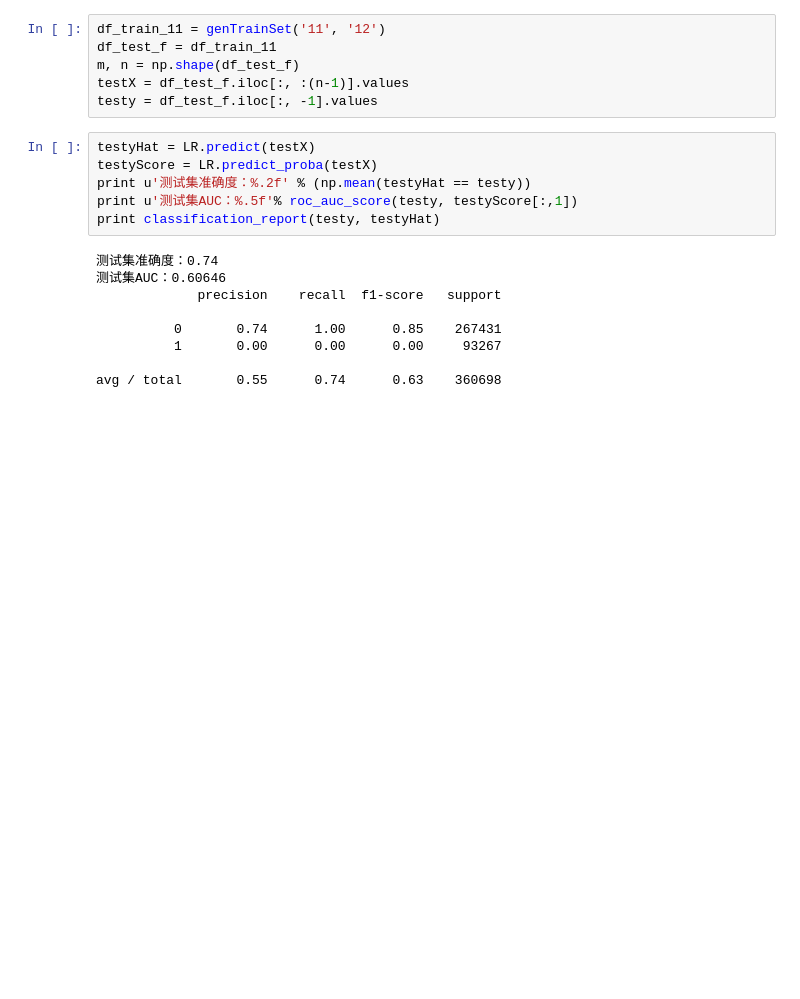
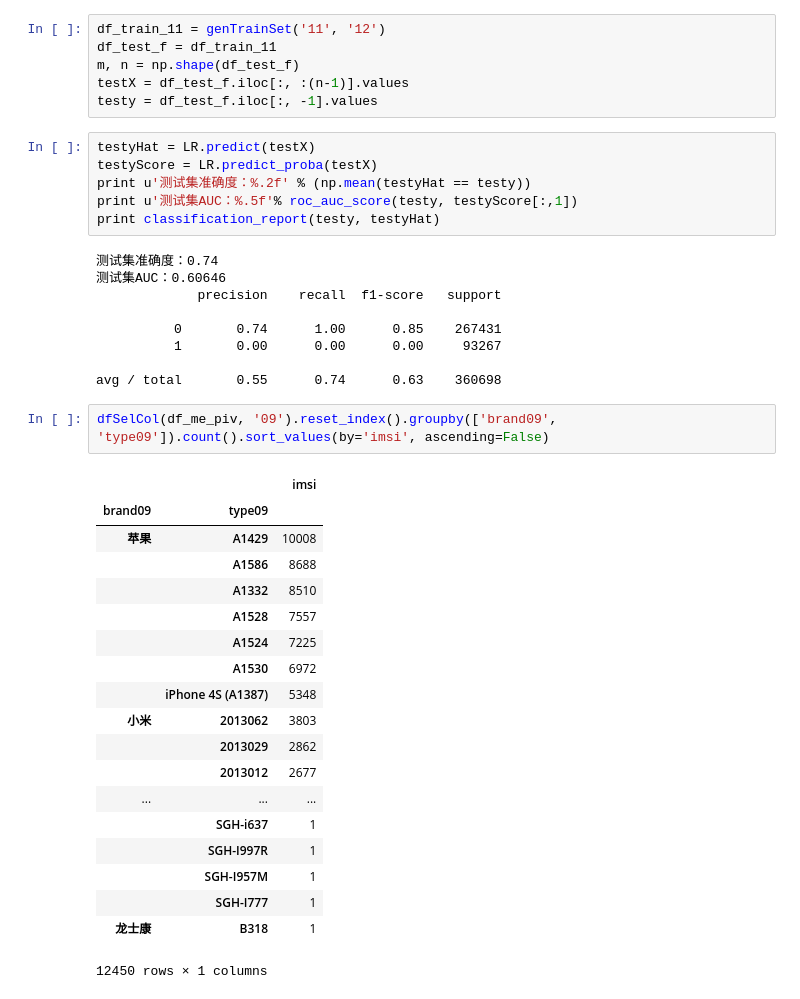
Before and after one commit to CaoZhens/WoPlus_PhoneChangingPrediction, a Jupyter notebook: src/ipynb/woplus_ml.ipynb, the cells around one changed output. Saved outputs shown, nothing was run; the diff lists cells and outputs as text; blank space fills up the shorter version.

```diff
--- a/src/ipynb/woplus_ml.ipynb
+++ b/src/ipynb/woplus_ml.ipynb
@@ -340,3 +455,25 @@ print classification_report(testy, testyHat)
           1       0.00      0.00      0.00     93267
 
 avg / total       0.55      0.74      0.63    360698
+# %%
+dfSelCol(df_me_piv, '09').reset_index().groupby(['brand09', 'type09']).count().sort_values(by='imsi', ascending=False)
+# %% [output]
+|  |  | imsi |
+| brand09 | type09 |  |
+| 苹果 | A1429 | 10008 |
+|  | A1586 | 8688 |
+|  | A1332 | 8510 |
+|  | A1528 | 7557 |
+|  | A1524 | 7225 |
+|  | A1530 | 6972 |
+|  | iPhone 4S (A1387) | 5348 |
+| 小米 | 2013062 | 3803 |
+|  | 2013029 | 2862 |
+|  | 2013012 | 2677 |
+| ... | ... | ... |
+|  | SGH-i637 | 1 |
+|  | SGH-I997R | 1 |
+|  | SGH-I957M | 1 |
+|  | SGH-I777 | 1 |
+| 龙士康 | B318 | 1 |
+12450 rows × 1 columns
```
Also changed, not shown: parts of 27 cells of this notebook.
